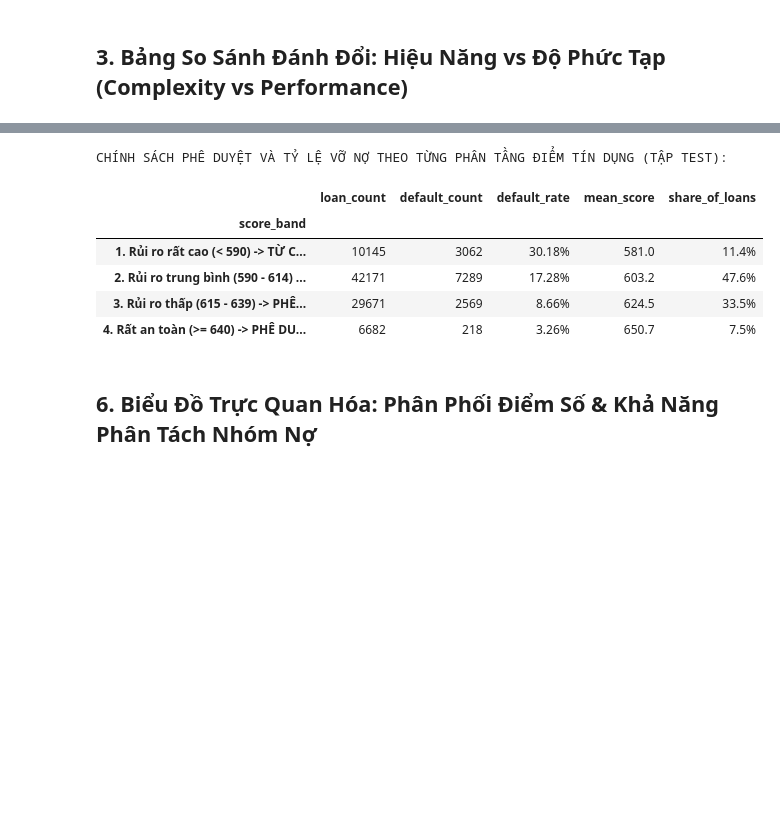
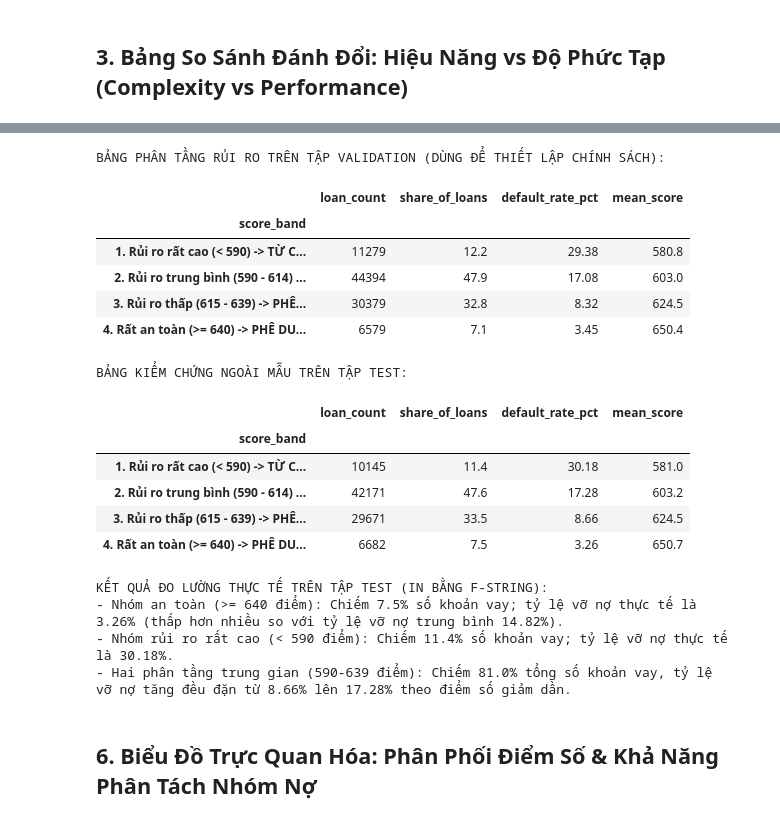
Before and after one commit to Eliza516/Lending-Club-Credit-Scoring, a Jupyter notebook: experiences/exp_compact_12_features.ipynb, the cells around one changed output, grey strips where cells are left out. Drawn from its saved outputs; the diff is of its cells as text; code cells hidden in the pictures; blank space fills up the shorter version.

Commit message:
fix: comprehensive project audit addressing notebook 02, 03, scorecard cutoffs, statistical claims, and documentation accuracy

```diff
--- a/experiences/exp_compact_12_features.ipynb
+++ b/experiences/exp_compact_12_features.ipynb
@@ -184,33 +195,58 @@ PHÂN PHỐI ĐIỂM TÍN DỤNG TRÊN TẬP TEST:
 # %%
 bins_score = [300, 590, 615, 640, 850]
 labels_score = [
     "1. Rủi ro rất cao (< 590) -> TỪ CHỐI TỰ ĐỘNG",
     "2. Rủi ro trung bình (590 - 614) -> THẨM ĐỊNH THỦ CÔNG",
     "3. Rủi ro thấp (615 - 639) -> PHÊ DUYỆT CÓ ĐIỀU KIỆN",
     "4. Rất an toàn (>= 640) -> PHÊ DUYỆT TỰ ĐỘNG & ƯU ĐÃI LÃI SUẤT"
 ]
 
-test_results["score_band"] = pd.cut(test_results["credit_score"], bins=bins_score, labels=labels_score, right=False)
-policy_table = test_results.groupby("score_band", observed=True).agg(
-    loan_count=("actual_default", "size"),
-    default_count=("actual_default", "sum"),
-    default_rate=("actual_default", "mean"),
-    mean_score=("credit_score", "mean")
-)
-policy_table["share_of_loans"] = (policy_table["loan_count"] / len(test_results) * 100).apply(lambda x: f"{x:.1f}%")
-policy_table["default_rate"] = (policy_table["default_rate"] * 100).apply(lambda x: f"{x:.2f}%")
-policy_table["mean_score"] = policy_table["mean_score"].round(1)
+def make_policy_table(df):
+    df["score_band"] = pd.cut(df["credit_score"], bins=bins_score, labels=labels_score, right=False)
+    pt = df.groupby("score_band", observed=True).agg(
+        loan_count=("actual_default", "size"),
+        default_count=("actual_default", "sum"),
+        default_rate=("actual_default", "mean"),
+        mean_score=("credit_score", "mean")
+    )
+    pt["share_of_loans"] = pt["loan_count"] / len(df) * 100
+    pt["default_rate_pct"] = pt["default_rate"] * 100
+    return pt
 
-print("CHÍNH SÁCH PHÊ DUYỆT VÀ TỶ LỆ VỠ NỢ THEO TỪNG PHÂN TẦNG ĐIỂM TÍN DỤNG (TẬP TEST):")
-display(policy_table)
+policy_val = make_policy_table(val_results)
+policy_test = make_policy_table(test_results)
+
+print("BẢNG PHÂN TẦNG RỦI RO TRÊN TẬP VALIDATION (DÙNG ĐỂ THIẾT LẬP CHÍNH SÁCH):")
+display(policy_val[["loan_count", "share_of_loans", "default_rate_pct", "mean_score"]].round({"share_of_loans": 1, "default_rate_pct": 2, "mean_score": 1}))
+
+print("\nBẢNG KIỂM CHỨNG NGOÀI MẪU TRÊN TẬP TEST:")
+display(policy_test[["loan_count", "share_of_loans", "default_rate_pct", "mean_score"]].round({"share_of_loans": 1, "default_rate_pct": 2, "mean_score": 1}))
+
+safe_label = labels_score[3]
+risk_label = labels_score[0]
+print("\nKẾT QUẢ ĐO LƯỜNG THỰC TẾ TRÊN TẬP TEST (IN BẰNG F-STRING):\n"
+      f"- Nhóm an toàn (>= 640 điểm): Chiếm {policy_test.loc[safe_label, 'share_of_loans']:.1f}% số khoản vay; tỷ lệ vỡ nợ thực tế là {policy_test.loc[safe_label, 'default_rate_pct']:.2f}% (thấp hơn nhiều so với tỷ lệ vỡ nợ trung bình {y_test.mean()*100:.2f}%).\n"
+      f"- Nhóm rủi ro rất cao (< 590 điểm): Chiếm {policy_test.loc[risk_label, 'share_of_loans']:.1f}% số khoản vay; tỷ lệ vỡ nợ thực tế là {policy_test.loc[risk_label, 'default_rate_pct']:.2f}%.\n"
+      f"- Hai phân tầng trung gian (590-639 điểm): Chiếm {(policy_test.loc[labels_score[1], 'share_of_loans'] + policy_test.loc[labels_score[2], 'share_of_loans']):.1f}% tổng số khoản vay, tỷ lệ vỡ nợ tăng đều đặn từ {policy_test.loc[labels_score[2], 'default_rate_pct']:.2f}% lên {policy_test.loc[labels_score[1], 'default_rate_pct']:.2f}% theo điểm số giảm dần.")
 # %% [output]
-CHÍNH SÁCH PHÊ DUYỆT VÀ TỶ LỆ VỠ NỢ THEO TỪNG PHÂN TẦNG ĐIỂM TÍN DỤNG (TẬP TEST):
+BẢNG PHÂN TẦNG RỦI RO TRÊN TẬP VALIDATION (DÙNG ĐỂ THIẾT LẬP CHÍNH SÁCH):
-|  | loan_count | default_count | default_rate | mean_score | share_of_loans |
-| score_band |  |  |  |  |  |
-| 1. Rủi ro rất cao (< 590) -> TỪ C... | 10145 | 3062 | 30.18% | 581.0 | 11.4% |
-| 2. Rủi ro trung bình (590 - 614) ... | 42171 | 7289 | 17.28% | 603.2 | 47.6% |
-| 3. Rủi ro thấp (615 - 639) -> PHÊ... | 29671 | 2569 | 8.66% | 624.5 | 33.5% |
-| 4. Rất an toàn (>= 640) -> PHÊ DU... | 6682 | 218 | 3.26% | 650.7 | 7.5% |
+|  | loan_count | share_of_loans | default_rate_pct | mean_score |
+| score_band |  |  |  |  |
+| 1. Rủi ro rất cao (< 590) -> TỪ C... | 11279 | 12.2 | 29.38 | 580.8 |
+| 2. Rủi ro trung bình (590 - 614) ... | 44394 | 47.9 | 17.08 | 603.0 |
+| 3. Rủi ro thấp (615 - 639) -> PHÊ... | 30379 | 32.8 | 8.32 | 624.5 |
+| 4. Rất an toàn (>= 640) -> PHÊ DU... | 6579 | 7.1 | 3.45 | 650.4 |
+BẢNG KIỂM CHỨNG NGOÀI MẪU TRÊN TẬP TEST:
+|  | loan_count | share_of_loans | default_rate_pct | mean_score |
+| score_band |  |  |  |  |
+| 1. Rủi ro rất cao (< 590) -> TỪ C... | 10145 | 11.4 | 30.18 | 581.0 |
+| 2. Rủi ro trung bình (590 - 614) ... | 42171 | 47.6 | 17.28 | 603.2 |
+| 3. Rủi ro thấp (615 - 639) -> PHÊ... | 29671 | 33.5 | 8.66 | 624.5 |
+| 4. Rất an toàn (>= 640) -> PHÊ DU... | 6682 | 7.5 | 3.26 | 650.7 |
+KẾT QUẢ ĐO LƯỜNG THỰC TẾ TRÊN TẬP TEST (IN BẰNG F-STRING):
+- Nhóm an toàn (>= 640 điểm): Chiếm 7.5% số khoản vay; tỷ lệ vỡ nợ thực tế là 3.26% (thấp hơn nhiều so với tỷ lệ vỡ nợ trung bình 14.82%).
+- Nhóm rủi ro rất cao (< 590 điểm): Chiếm 11.4% số khoản vay; tỷ lệ vỡ nợ thực tế là 30.18%.
+- Hai phân tầng trung gian (590-639 điểm): Chiếm 81.0% tổng số khoản vay, tỷ lệ vỡ nợ tăng đều đặn từ 8.66% lên 17.28% theo điểm số giảm dần.
 # %% [markdown]
 ## 6. Biểu Đồ Trực Quan Hóa: Phân Phối Điểm Số & Khả Năng Phân Tách Nhóm Nợ
 # %%
```
Also changed, not shown: parts of 6 cells of this notebook, 9 other files.
